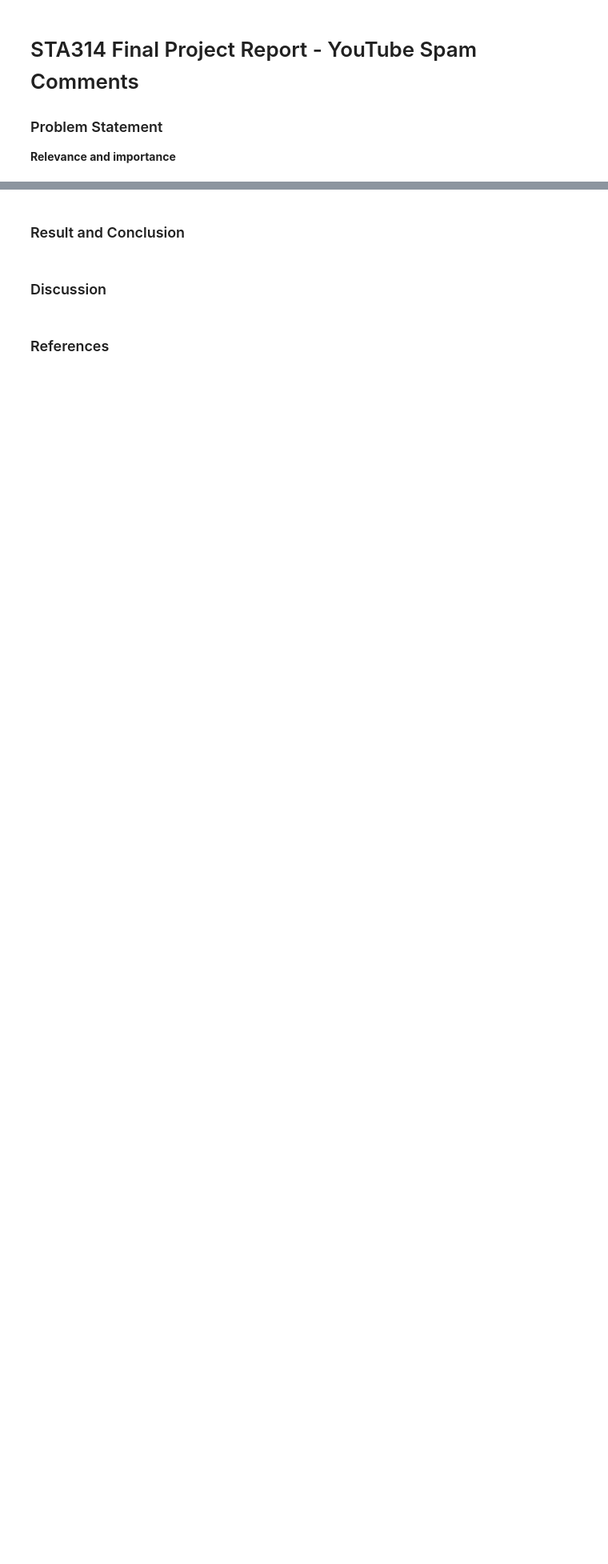
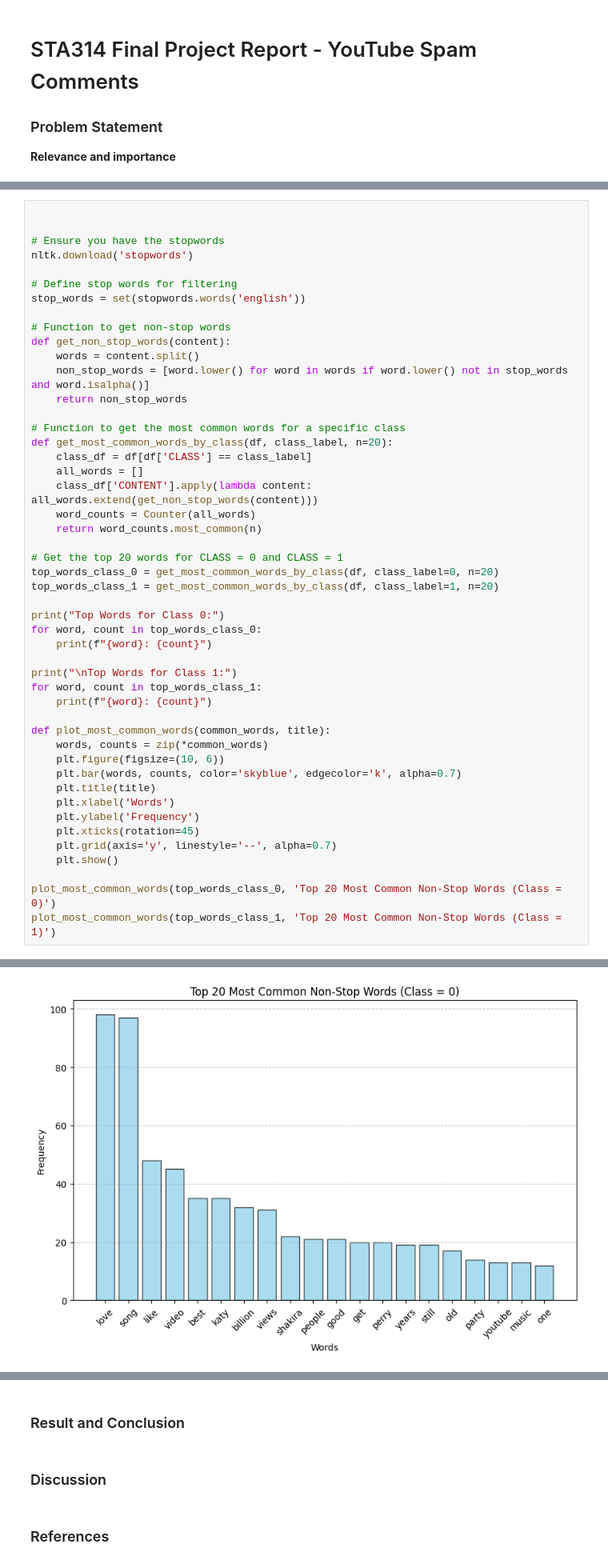
Before and after one commit to schandrachary/STA314, a Jupyter notebook: Report/report.ipynb, the cells around one changed output, grey strips where cells are left out. Shown at 80% size. Cells and saved outputs as stored; diff of their text form; blank space fills up the shorter version.

```diff
--- a/Report/report.ipynb
+++ b/Report/report.ipynb
@@ -6,0 +159,49 @@
+# %%
+
+
+# Ensure you have the stopwords
+nltk.download('stopwords')
+
+# Define stop words for filtering
+stop_words = set(stopwords.words('english'))
+
+# Function to get non-stop words
+def get_non_stop_words(content):
+    words = content.split()
+    non_stop_words = [word.lower() for word in words if word.lower() not in stop_words and word.isalpha()]
+    return non_stop_words
+
+# Function to get the most common words for a specific class
+def get_most_common_words_by_class(df, class_label, n=20):
+    class_df = df[df['CLASS'] == class_label]
+    all_words = []
+    class_df['CONTENT'].apply(lambda content: all_words.extend(get_non_stop_words(content)))
+    word_counts = Counter(all_words)
+    return word_counts.most_common(n)
+
+# Get the top 20 words for CLASS = 0 and CLASS = 1
+top_words_class_0 = get_most_common_words_by_class(df, class_label=0, n=20)
+top_words_class_1 = get_most_common_words_by_class(df, class_label=1, n=20)
+
+print("Top Words for Class 0:")
+for word, count in top_words_class_0:
+    print(f"{word}: {count}")
+
+print("\nTop Words for Class 1:")
+for word, count in top_words_class_1:
+    print(f"{word}: {count}")
+
+def plot_most_common_words(common_words, title):
+    words, counts = zip(*common_words)
+    plt.figure(figsize=(10, 6))
+    plt.bar(words, counts, color='skyblue', edgecolor='k', alpha=0.7)
+    plt.title(title)
+    plt.xlabel('Words')
+    plt.ylabel('Frequency')
+    plt.xticks(rotation=45)
+    plt.grid(axis='y', linestyle='--', alpha=0.7)
+    plt.show()
+
+plot_most_common_words(top_words_class_0, 'Top 20 Most Common Non-Stop Words (Class = 0)')
+plot_most_common_words(top_words_class_1, 'Top 20 Most Common Non-Stop Words (Class = 1)')
+# %% [output]
@@ -6,0 +227 @@
+[figure, added]
```
Also changed, not shown: parts of 30 cells of this notebook.
